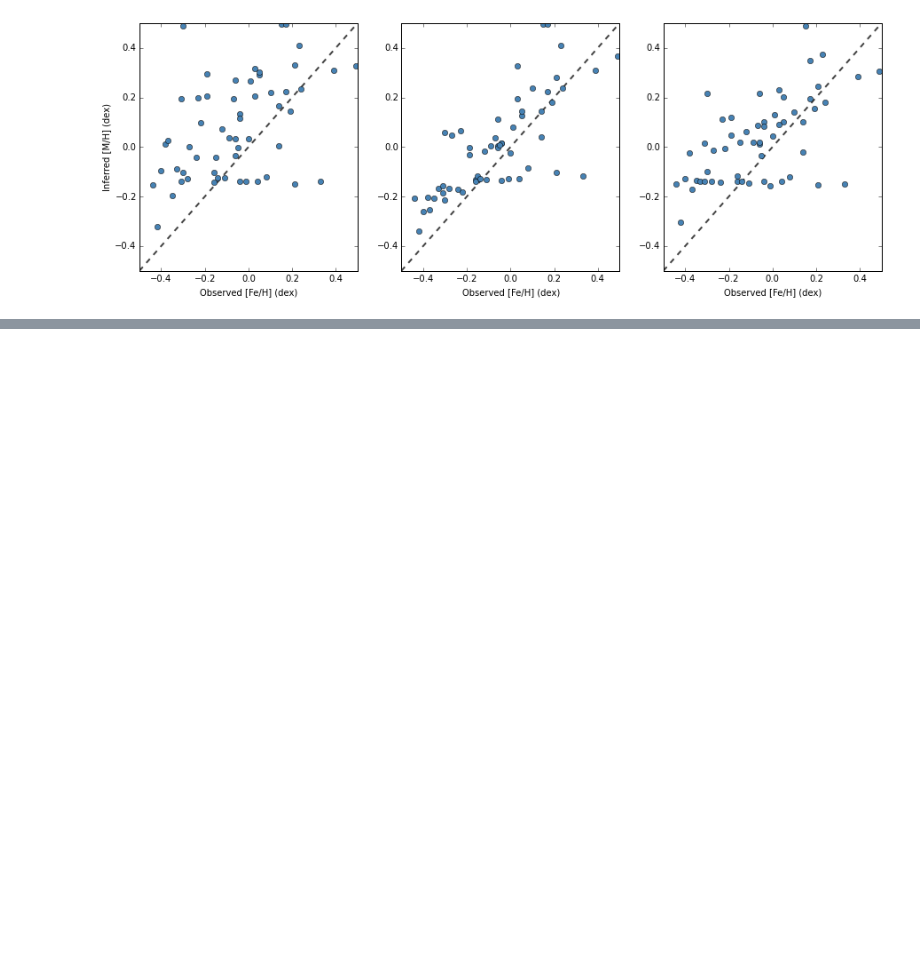
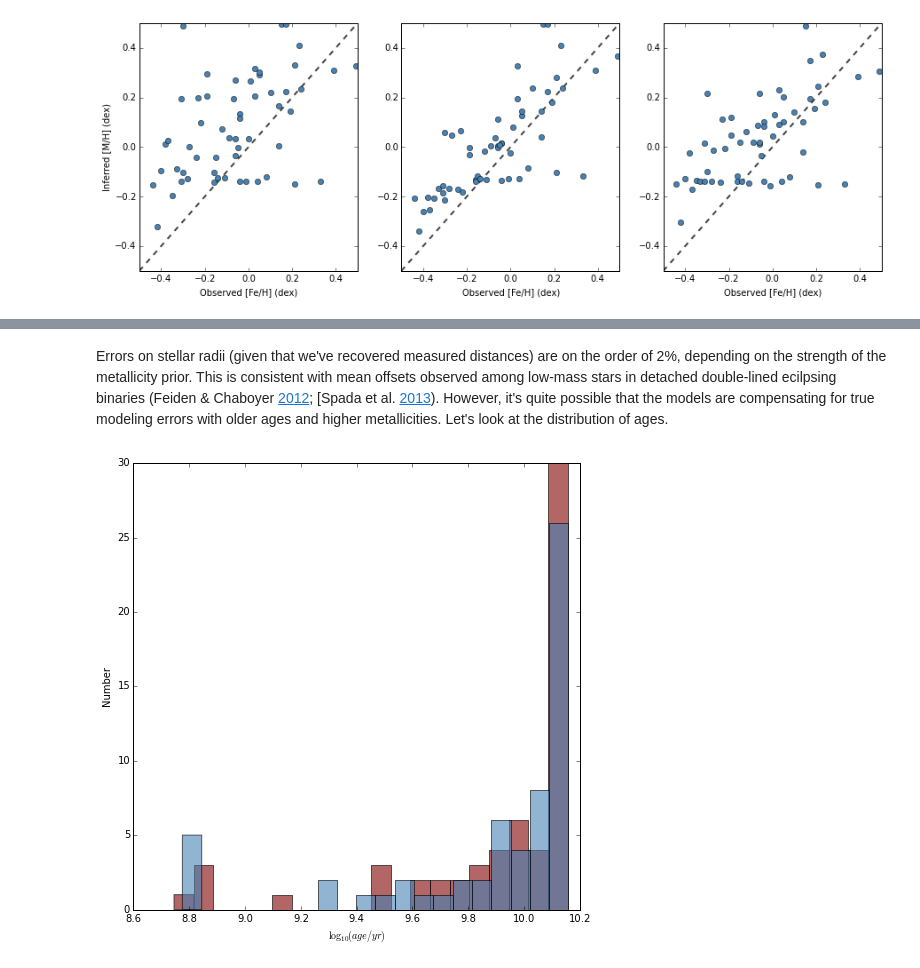
Before and after one commit to gfeiden/Notebook, a Jupyter notebook: Projects/mlt_calib/fixed_Y_fixed_alpha.ipynb, the cells around one changed output, grey strips where cells are left out. Saved outputs shown, nothing was run; the diff lists cells and outputs as text; code cells hidden in the pictures; blank space fills up the shorter version.

Commit message:
Further analysis on fixed y, fixed alpha

```diff
--- a/Projects/mlt_calib/fixed_Y_fixed_alpha.ipynb
+++ b/Projects/mlt_calib/fixed_Y_fixed_alpha.ipynb
@@ -64,0 +232,13 @@ Metallicities are not so well reproduced without a strong metallicity prior (sma
+# %% [markdown]
+Errors on stellar radii (given that we've recovered measured distances) are on the order of 2%, depending on the strength of the metallicity prior. This is consistent with mean offsets observed among low-mass stars in detached double-lined ecilpsing binaries (Feiden & Chaboyer [2012](http://adsabs.harvard.edu/abs/2012ApJ...757...42F); [Spada et al. [2013](http://adsabs.harvard.edu/abs/2013ApJ...776...87S)). However, it's quite possible that the models are compensating for true modeling errors with older ages and higher metallicities. Let's look at the distribution of ages.
+# %%
+fig, ax = plt.subplots(1, 1, figsize=(8, 8))
+
+# set axis properties
+ax.set_xlabel('$\\log_{10}(age / yr)$')
+ax.set_ylabel('Number')
+
+strong_hist = ax.hist(FeH_strong[:, 3], bins=20, facecolor='#800000', alpha=0.6)
+weak_hist = ax.hist(FeH_weak[:, 3], bins=20, facecolor='#4682B4', alpha=0.6)
+# %% [output]
+[figure, added]
```
Also changed, not shown: parts of 14 cells of this notebook.
